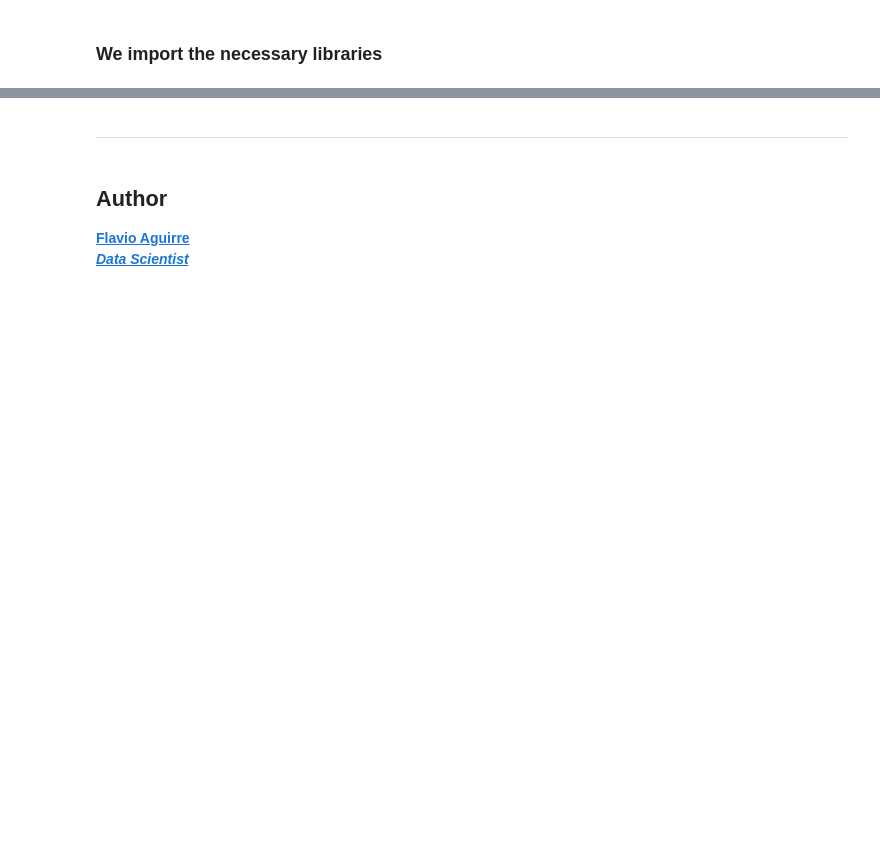
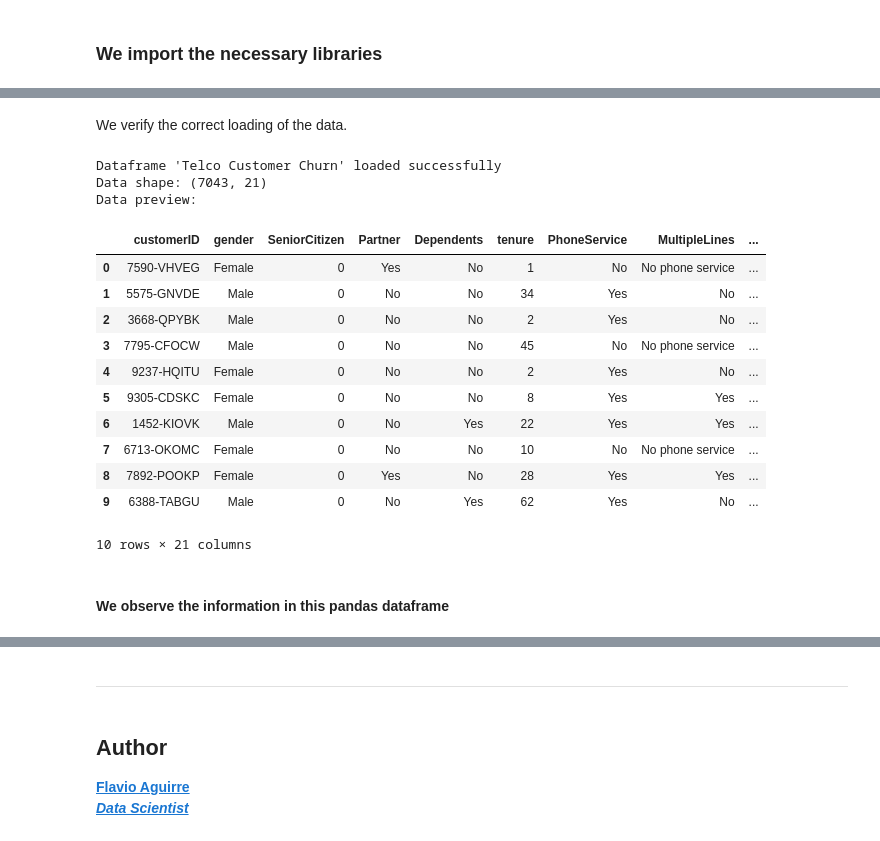
Before and after one commit to flavioaguirre/byebye-predictor, a Jupyter notebook: notebooks/01_data_acquisition.ipynb, the cells around one changed output, grey strips where cells are left out. Saved outputs shown, nothing was run; the diff lists cells and outputs as text; code cells hidden in the pictures; blank space fills up the shorter version.

```diff
--- a/notebooks/01_data_acquisition.ipynb
+++ b/notebooks/01_data_acquisition.ipynb
@@ -172,0 +58,4 @@ Comments saved to ../data/raw/comments_movistar.csv with shape (44, 7)
+# %%
+# Load the datasets
+df_telco = loader_telco_data()
+reddit_comments = loader_reddit_comments()
@@ -172,0 +73,25 @@ Comments saved to ../data/raw/comments_movistar.csv with shape (44, 7)
+# %% [markdown]
+We verify the correct loading of the data.
+# %%
+print("\nDataframe 'Telco Customer Churn' loaded successfully")
+print(f"Data shape: {df_telco.shape}")
+print(f"Data preview:")
+preview_df(df_telco,10)
+# %% [output]
+Dataframe 'Telco Customer Churn' loaded successfully
+Data shape: (7043, 21)
+Data preview:
+|  | customerID | gender | SeniorCitizen | Partner | Dependents | tenure | PhoneService | MultipleLines | ... |
+| 0 | 7590-VHVEG | Female | 0 | Yes | No | 1 | No | No phone service | ... |
+| 1 | 5575-GNVDE | Male | 0 | No | No | 34 | Yes | No | ... |
+| 2 | 3668-QPYBK | Male | 0 | No | No | 2 | Yes | No | ... |
+| 3 | 7795-CFOCW | Male | 0 | No | No | 45 | No | No phone service | ... |
+| 4 | 9237-HQITU | Female | 0 | No | No | 2 | Yes | No | ... |
+| 5 | 9305-CDSKC | Female | 0 | No | No | 8 | Yes | Yes | ... |
+| 6 | 1452-KIOVK | Male | 0 | No | Yes | 22 | Yes | Yes | ... |
+| 7 | 6713-OKOMC | Female | 0 | No | No | 10 | No | No phone service | ... |
+| 8 | 7892-POOKP | Female | 0 | Yes | No | 28 | Yes | Yes | ... |
+| 9 | 6388-TABGU | Male | 0 | No | Yes | 62 | Yes | No | ... |
+10 rows × 21 columns
+# %% [markdown]
+#### We observe the information in this pandas dataframe
```
Also changed, not shown: parts of 35 cells of this notebook, 10 other files.
